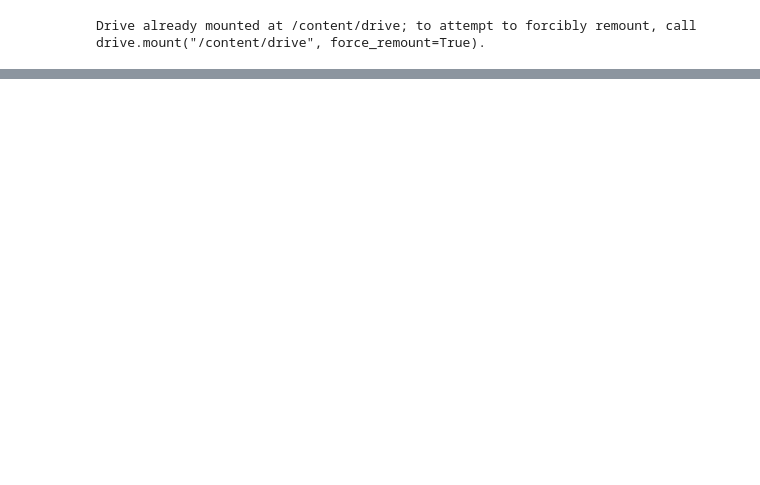
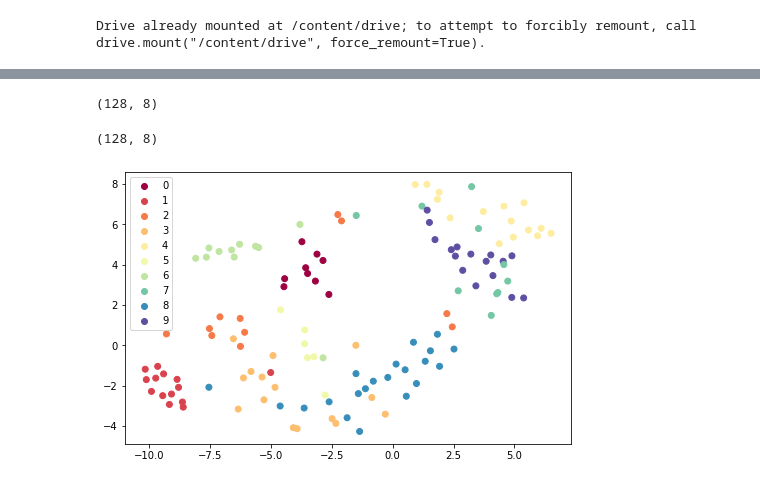
Before and after one commit to itsreddy/Autoencoder, a Jupyter notebook: LSTM-AE.ipynb, the cells around one changed output, grey strips where cells are left out. Cells and saved outputs as stored; diff of their text form; code cells hidden in the pictures; blank space fills up the shorter version.

Commit message:
Transform + train together

```diff
--- a/LSTM-AE.ipynb
+++ b/LSTM-AE.ipynb
@@ -324,0 +373,38 @@ Saving list
+# %%
+test_iter = iter(test_loader)
+test_data, test_labels = next(test_iter)
+test_data = test_data.to(device='cuda')
+test_data = test_data.reshape([test_data.size()[0], 1, args.img_size**2])
+test_labels = test_labels.numpy()
+z_test = encoder(test_data)
+z_test = z_test.squeeze().detach().cpu().numpy()
+z_test.shape
+# %% [output]
+(128, 8)
+# %%
+train_iter = iter(train_loader)
+train_data, train_labels = next(train_iter)
+train_data = train_data.to(device='cuda')
+train_data = train_data.reshape([train_data.size()[0], 1, args.img_size**2])
+# %%
+train_labels = train_labels.numpy()
+z_train = encoder(train_data)
+z_train = z_train.squeeze().detach().cpu().numpy()
+z_train.shape
+# %% [output]
+(128, 8)
+# %%
+tsne = TSNE()
+pca = PCA()
+# %%
+z_train_tsne = tsne.fit_transform(z_train)
+z_train_pca = pca.fit_transform(z_train)
+z_test_tsne = tsne.fit_transform(z_test)
+z_test_pca = pca.fit_transform(z_test)
+# %%
+plt.figure(figsize=(8,5))
+scatter  = plt.scatter(z_train_tsne[:,0], z_train_tsne[:,1], c=train_labels, cmap='Spectral')
+plt.legend(handles=scatter.legend_elements()[0], labels=list(set(train_labels)))
+plt.show()
+# %% [output]
+[figure, added]
```
Also changed, not shown: parts of 29 cells of this notebook, 6 other files.
